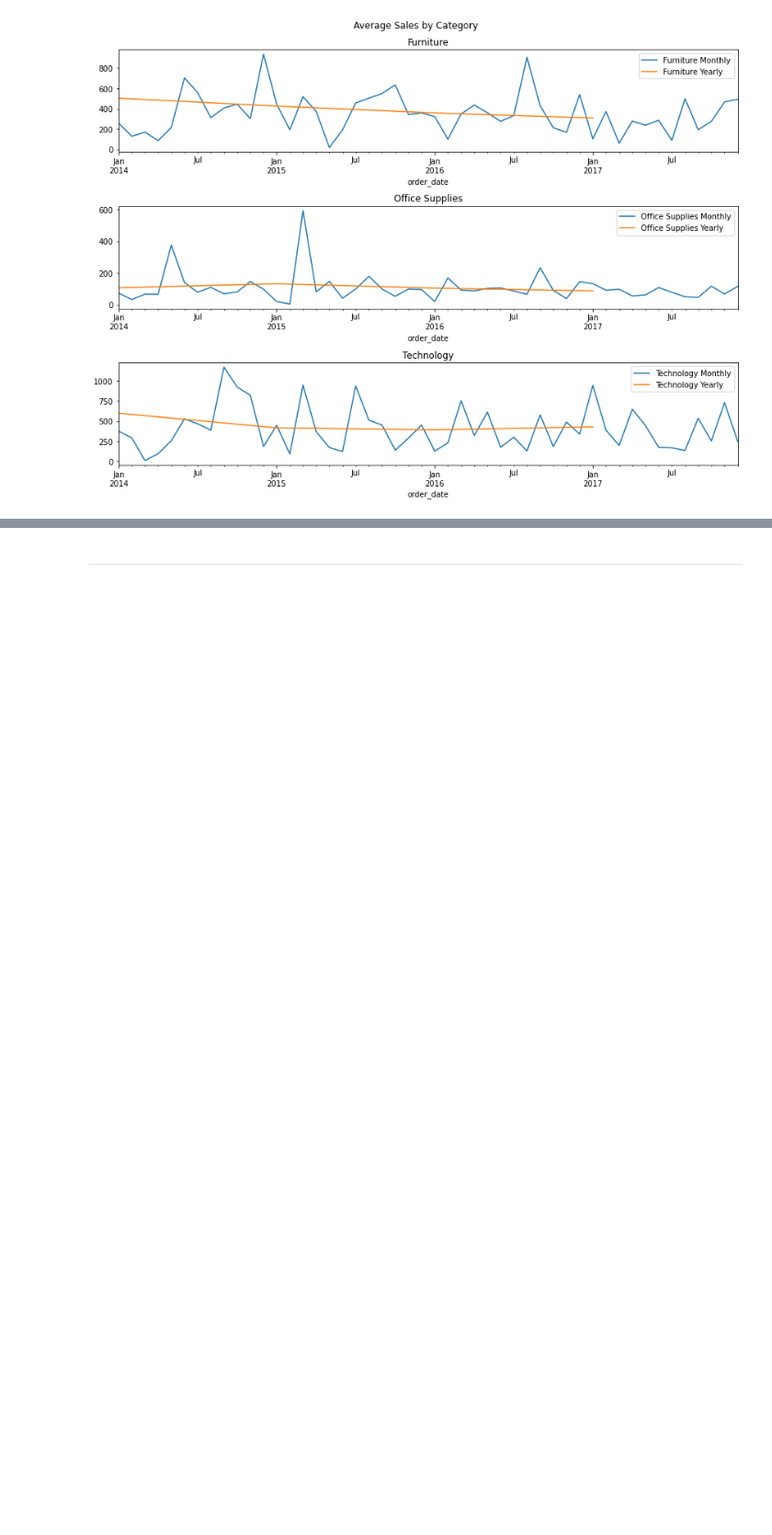
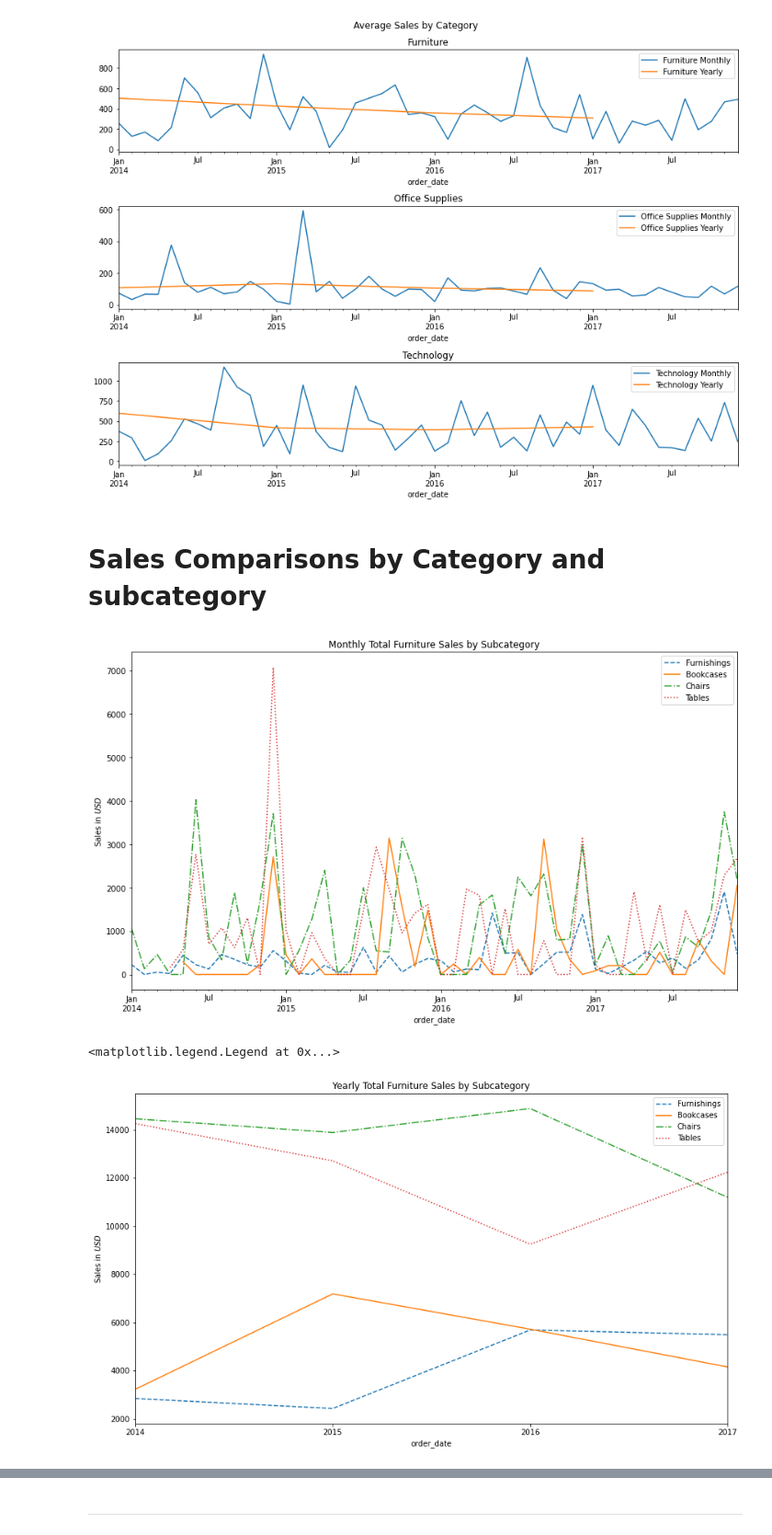
Before and after one commit to ns-tn-time-series-project/time-series-project, a Jupyter notebook: final_report_time_series_project.ipynb, the cells around one changed output, grey strips where cells are left out. Shown at 92% size. Saved outputs shown, nothing was run; the diff lists cells and outputs as text; code cells hidden in the pictures; blank space fills up the shorter version.

```diff
--- a/final_report_time_series_project.ipynb
+++ b/final_report_time_series_project.ipynb
@@ -110,3 +118,29 @@ plt.legend()
 plt.tight_layout()
 # %% [output]
 [figure]
+# %% [markdown]
+# Sales Comparisons by Category and subcategory
+# %%
+plt.figure(figsize=(14,8))
+furniture[furniture.sub_cat == 'Furnishings'].resample('M').sales.sum().plot(label='Furnishings', ls= '--')
+furniture[furniture.sub_cat == 'Bookcases'].resample('M').sales.sum().plot(label='Bookcases')
+furniture[furniture.sub_cat == 'Chairs'].resample('M').sales.sum().plot(label='Chairs', ls= '-.')
+furniture[furniture.sub_cat == 'Tables'].resample('M').sales.sum().plot(label='Tables', ls= ':')
+plt.ylabel('Sales in $USD$')
+plt.title('Monthly Total Furniture Sales by Subcategory')
+plt.legend()
+
+plt.show()
+
+plt.figure(figsize=(14,8))
+furniture[furniture.sub_cat == 'Furnishings'].resample('Y').sales.sum().plot(label='Furnishings', ls= '--')
+furniture[furniture.sub_cat == 'Bookcases'].resample('Y').sales.sum().plot(label='Bookcases')
+furniture[furniture.sub_cat == 'Chairs'].resample('Y').sales.sum().plot(label='Chairs', ls= '-.')
+furniture[furniture.sub_cat == 'Tables'].resample('Y').sales.sum().plot(label='Tables', ls= ':')
+plt.ylabel('Sales in $USD$')
+plt.title('Yearly Total Furniture Sales by Subcategory')
+plt.legend()
+# %% [output]
+[figure, added]
+<matplotlib.legend.Legend at 0x...>
+[figure, added]
```
Also changed, not shown: parts of 20 cells of this notebook.
